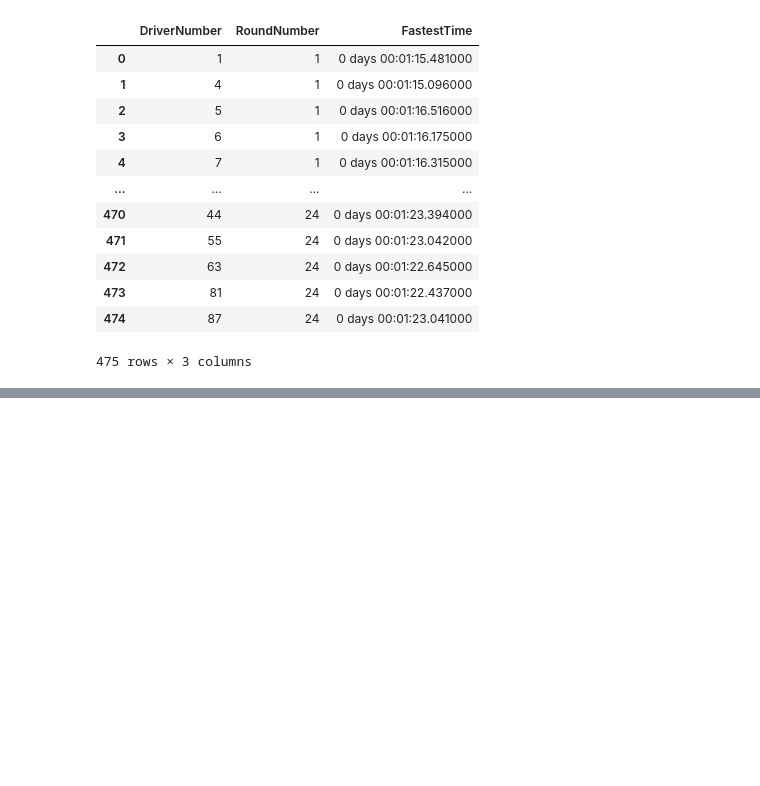
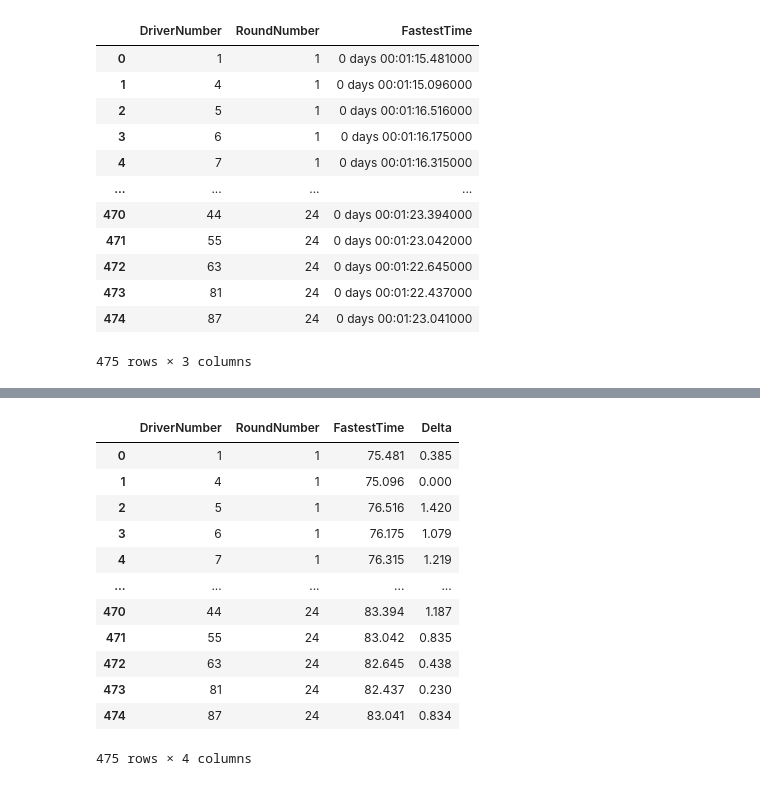
Before and after one commit to jifor/F1-Prediction-Project, a Jupyter notebook: data_testing.ipynb, the cells around one changed output, grey strips where cells are left out. Cells and saved outputs as stored; diff of their text form; code cells hidden in the pictures; blank space fills up the shorter version.

```diff
--- a/data_testing.ipynb
+++ b/data_testing.ipynb
@@ -533,0 +551,3 @@ results.to_csv('2025QualTimes.csv')
+# %%
+qual_times = pd.read_csv('data/2025QualTimes.csv')
+qual_times
@@ -533,0 +568,20 @@ results.to_csv('2025QualTimes.csv')
+# %%
+# qual_times['FastestTime'] = qual_times['FastestTime'].dt.total_seconds()
+fastest = qual_times.groupby('RoundNumber')['FastestTime'].transform('min')
+qual_times['Delta'] = qual_times['FastestTime'] - fastest
+qual_times
+# type(qual_times['FastestTime'][0])
+# %% [output]
+|  | DriverNumber | RoundNumber | FastestTime | Delta |
+| 0 | 1 | 1 | 75.481 | 0.385 |
+| 1 | 4 | 1 | 75.096 | 0.000 |
+| 2 | 5 | 1 | 76.516 | 1.420 |
+| 3 | 6 | 1 | 76.175 | 1.079 |
+| 4 | 7 | 1 | 76.315 | 1.219 |
+| ... | ... | ... | ... | ... |
+| 470 | 44 | 24 | 83.394 | 1.187 |
+| 471 | 55 | 24 | 83.042 | 0.835 |
+| 472 | 63 | 24 | 82.645 | 0.438 |
+| 473 | 81 | 24 | 82.437 | 0.230 |
+| 474 | 87 | 24 | 83.041 | 0.834 |
+475 rows × 4 columns
```
Also changed, not shown: parts of 17 cells of this notebook, 3 other files.
